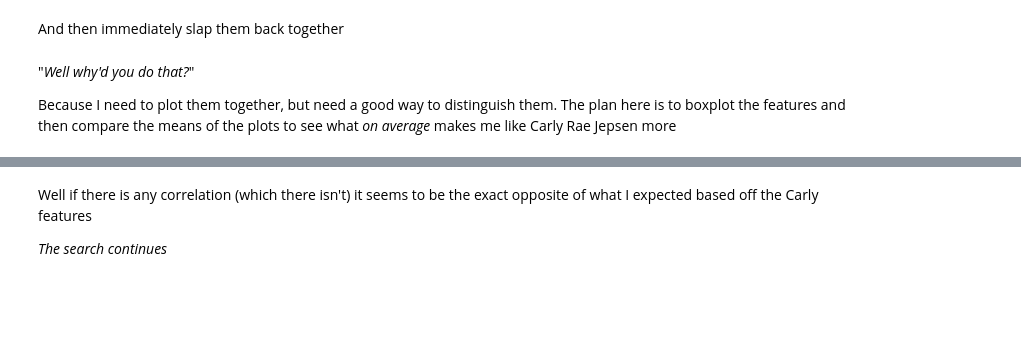
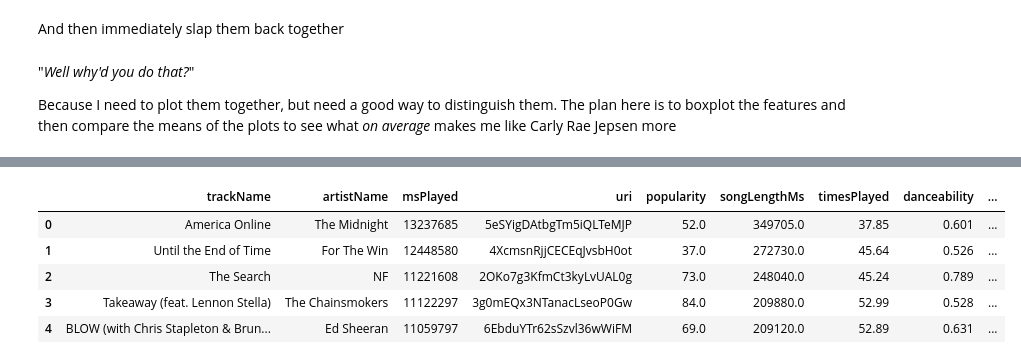
Before and after one commit to dalcantara7/spotify_data_analyzer, a Jupyter notebook: code/analysis_with_api_data.ipynb, the cells around one changed output, grey strips where cells are left out. Saved outputs shown, nothing was run; the diff lists cells and outputs as text; code cells hidden in the pictures; blank space fills up the shorter version.

```diff
--- a/code/analysis_with_api_data.ipynb
+++ b/code/analysis_with_api_data.ipynb
@@ -256,4 +254,9 @@ non_carly.corr()[['timesPlayed', 'msPlayed']]
-# %% [markdown]
-Well if there is any correlation (which there isn't) it seems to be the exact opposite of what I expected based off the Carly features
-
-_The search continues_
+# %%
+songs_liked_with_data.head()
+# %% [output]
+|  | trackName | artistName | msPlayed | uri | popularity | songLengthMs | timesPlayed | danceability | ... |
+| 0 | America Online | The Midnight | 13237685 | 5eSYigDAtbgTm5iQLTeMJP | 52.0 | 349705.0 | 37.85 | 0.601 | ... |
+| 1 | Until the End of Time | For The Win | 12448580 | 4XcmsnRjjCECEqJvsbH0ot | 37.0 | 272730.0 | 45.64 | 0.526 | ... |
+| 2 | The Search | NF | 11221608 | 2OKo7g3KfmCt3kyLvUAL0g | 73.0 | 248040.0 | 45.24 | 0.789 | ... |
+| 3 | Takeaway (feat. Lennon Stella) | The Chainsmokers | 11122297 | 3g0mEQx3NTanacLseoP0Gw | 84.0 | 209880.0 | 52.99 | 0.528 | ... |
+| 4 | BLOW (with Chris Stapleton & Brun... | Ed Sheeran | 11059797 | 6EbduYTr62sSzvl36wWiFM | 69.0 | 209120.0 | 52.89 | 0.631 | ... |
```
Also changed, not shown: parts of 14 cells of this notebook.
